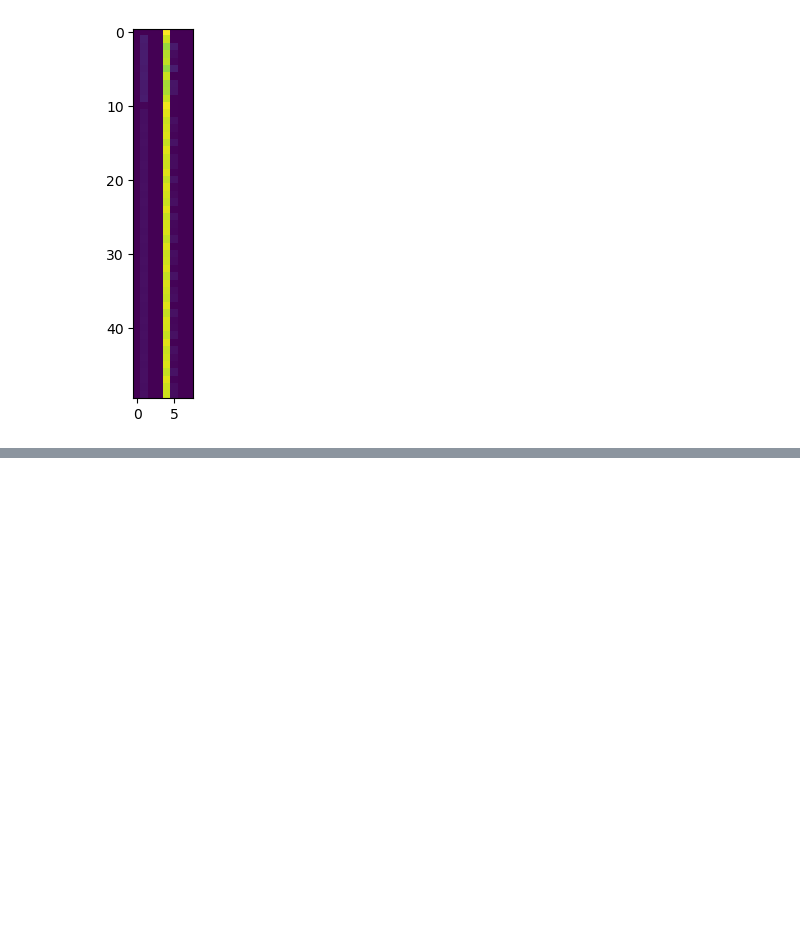
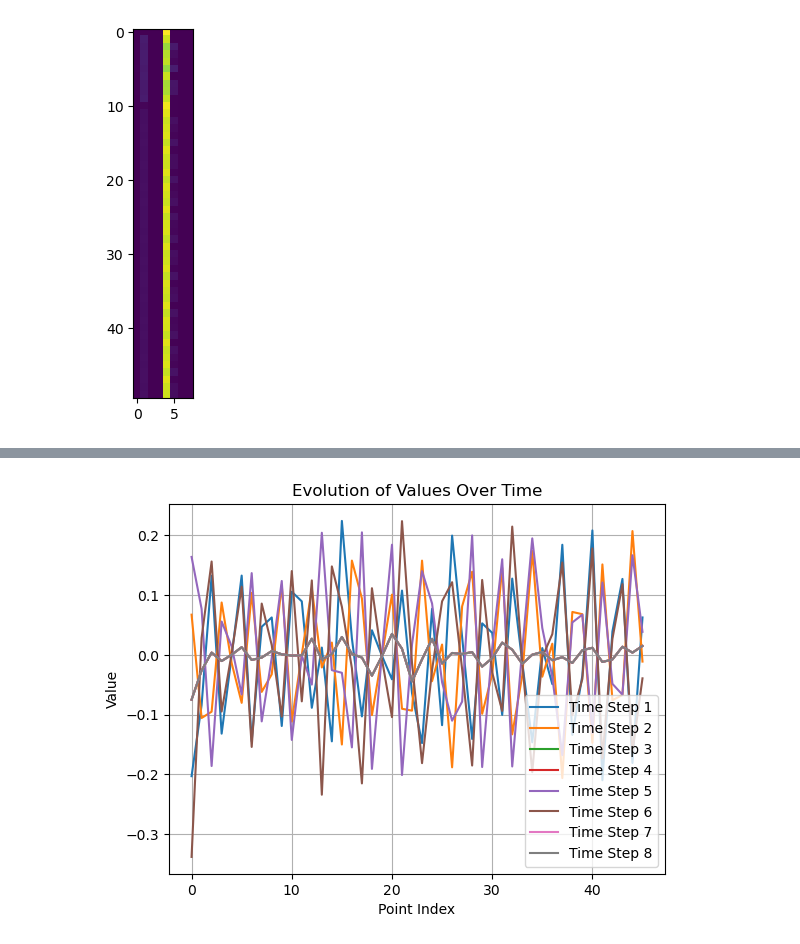
Before and after one commit to jacksonhenry3/Qnibble, a Jupyter notebook: Notebooks/MI_Conc_Wex_nexus.ipynb, the cells around one changed output, grey strips where cells are left out. Saved outputs shown, nothing was run; the diff lists cells and outputs as text; code cells hidden in the pictures; blank space fills up the shorter version.

```diff
--- a/Notebooks/MI_Conc_Wex_nexus.ipynb
+++ b/Notebooks/MI_Conc_Wex_nexus.ipynb
@@ -473,0 +480,26 @@ matrix([[0.11627418-1.37767686e-10j]])
+# %%
+# generate exractable work and change in extractable work data for greedy
+sizes = [8]
+connectivities = ["c5"]
+temps = ['cold','hot']
+result = {s:{t:{} for t in temps} for s in sizes}
+for size in sizes:
+    for connectivity in connectivities:
+        pops = get_pops(newdata1,size,connectivity,"greedy")
+        extractable_work = np.array([[measure.extractable_work_of_each_qubit_from_pops(p) for p in time_slice ]for time_slice in pops ])
+        change_in_ex_work = np.diff(extractable_work,axis = 1)
+# %%
+array_matrix = np.array(change_in_ex_work[3]).T
+# Plot each row (corresponding to a time step) separately
+for i, row in enumerate(array_matrix[::,3::]):
+    plt.plot(row, label=f'Time Step {i+1}')
+
+# Add labels and legend
+plt.xlabel('Point Index')
+plt.ylabel('Value')
+plt.title('Evolution of Values Over Time')
+plt.legend()
+plt.grid(True)
+plt.show()
+# %% [output]
+[figure, added]
```
Also changed, not shown: parts of 10 cells of this notebook.
